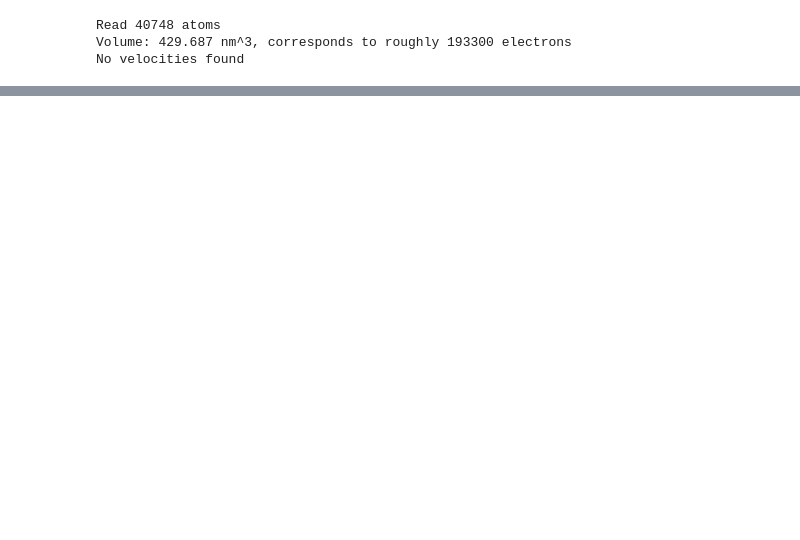
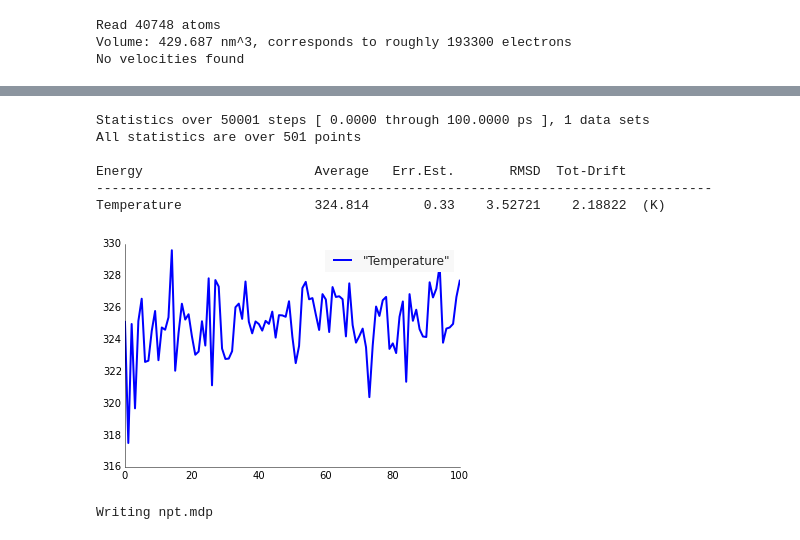
Before and after one commit to Balderscape/honours, a Jupyter notebook: notebooks/computational/trp_cage/folding_study_with_heavy_hydrogen/folding_study_local.ipynb, the cells around one changed output, grey strips where cells are left out. Drawn from its saved outputs; the diff is of its cells as text; code cells hidden in the pictures; blank space fills up the shorter version.

Commit message:
Working on long trp_cage simulation on artemis

```diff
--- a/notebooks/computational/trp_cage/folding_study_with_heavy_hydrogen/folding_study_local.ipynb
+++ b/notebooks/computational/trp_cage/folding_study_with_heavy_hydrogen/folding_study_local.ipynb
@@ -163,0 +253,73 @@ ImportError: cannot import name invocation
+# %%
+%%bash
+module load gromacs
+
+gmx energy -f nvt.edr -o nvt_temp.xvg <<< $'15\n' 2>/dev/null
+# %% [output]
+Statistics over 50001 steps [ 0.0000 through 100.0000 ps ], 1 data sets
+All statistics are over 501 points
+
+Energy                      Average   Err.Est.       RMSD  Tot-Drift
+-------------------------------------------------------------------------------
+Temperature                 324.814       0.33    3.52721    2.18822  (K)
+# %%
+plotFigure("nvt_temp.xvg")
+# %% [output]
+[figure, added]
+# %%
+%%file npt.mdp
+define      = -DPOSRES  ; position restrain the protein
+; Run parameters
+integrator  = md        ; leap-frog integrator
+nsteps      = 50000     ; 2 * 50000 = 100 ps
+dt          = 0.002     ; 2 fs
+
+; Output control
+nstxout     = 500       ; save coordinates every 1.0 ps
+nstvout     = 500       ; save velocities every 1.0 ps
+nstenergy   = 500       ; save energies every 1.0 ps
+nstlog      = 500       ; update log file every 1.0 ps
+
+; Bond parameters
+continuation            = yes       ; restarting acter NVT
+constraint_algorithm    = lincs     ; holonomic constraints
+constraints             = all-bonds ; all bonds (even heavy atom-H bonds) constrained
+lincs_iter              = 1         ; accuracy of LINCS
+lincs_order             = 4         ; also related to accuracy
+
+; Neighborsearching
+cutoff-scheme   = Verlet
+ns_type         = grid      ; search neighboring grid cells
+nstlist         = 10        ; 20 fs, largely irrelevant with Verlet
+rcoulomb        = 1.0       ; short-range electrostatic cutoff (in nm)
+rvdw            = 1.0       ; short-range van der Waals cutoff (in nm)
+
+; Electrostatics
+coulombtype     = PME   ; Particle Mesh Ewald for long-range electrostatics
+pme_order       = 4     ; cubic interpolation
+fourierspacing  = 0.16  ; grid spacing for FFT
+
+; Temperature coupling is on
+tcoupl      = V-rescale             ; modified Berendsen thermostat
+tc-grps     = Protein Non-Protein   ; two coupling groups - more accurate
+tau_t       = 0.1  0.1              ; time constant, in ps
+ref_t       = 325  325              ; reference temperature, one for each group, in K
+
+; Pressure coupling is on
+pcoupl              = Parrinello-Rahman     ; Pressure coupling on in NPT
+pcoupltype          = isotropic             ; uniform scaling of box vectors
+tau_p               = 2.0                   ; time constant, in ps
+ref_p               = 1.0                   ; reference pressure, in bar
+compressibility     = 4.5e-5                ; isothermal compressibility of water, bar^-1
+refcoord_scaling    = com
+
+; Periodic boundary conditions
+pbc         = xyz       ; 3-D PBC
+
+; Dispersion correction
+DispCorr    = EnerPres  ; account for cut-off vdW scheme
+
+; Velocity generation
+gen_vel     = no       ; Velocity generation is off
+# %% [output]
+Writing npt.mdp
```
Also changed, not shown: parts of 16 cells of this notebook, 2 other files.
